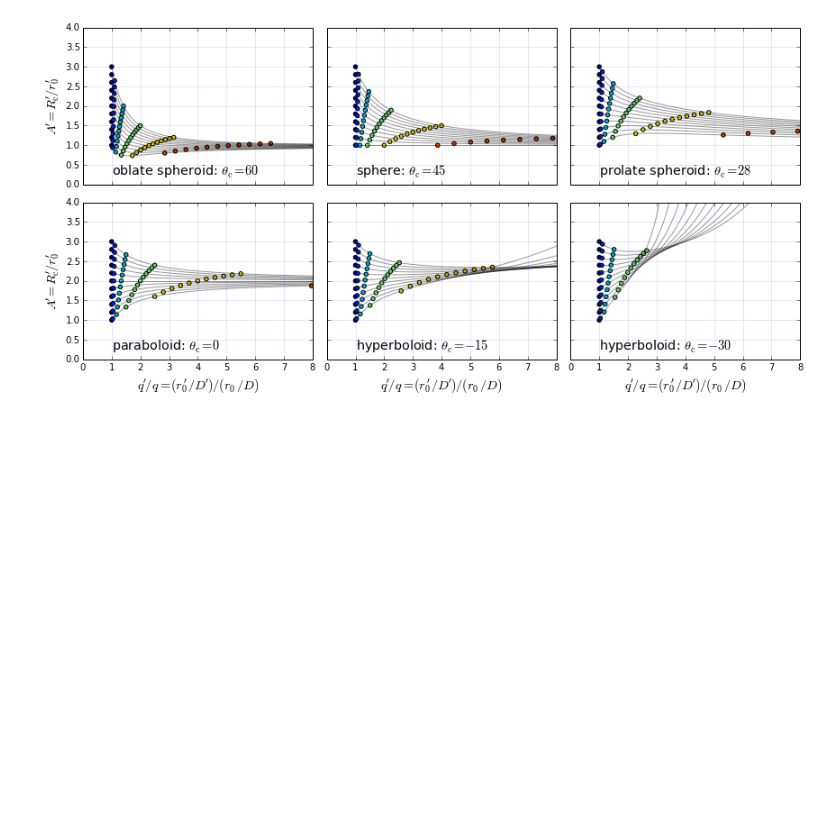
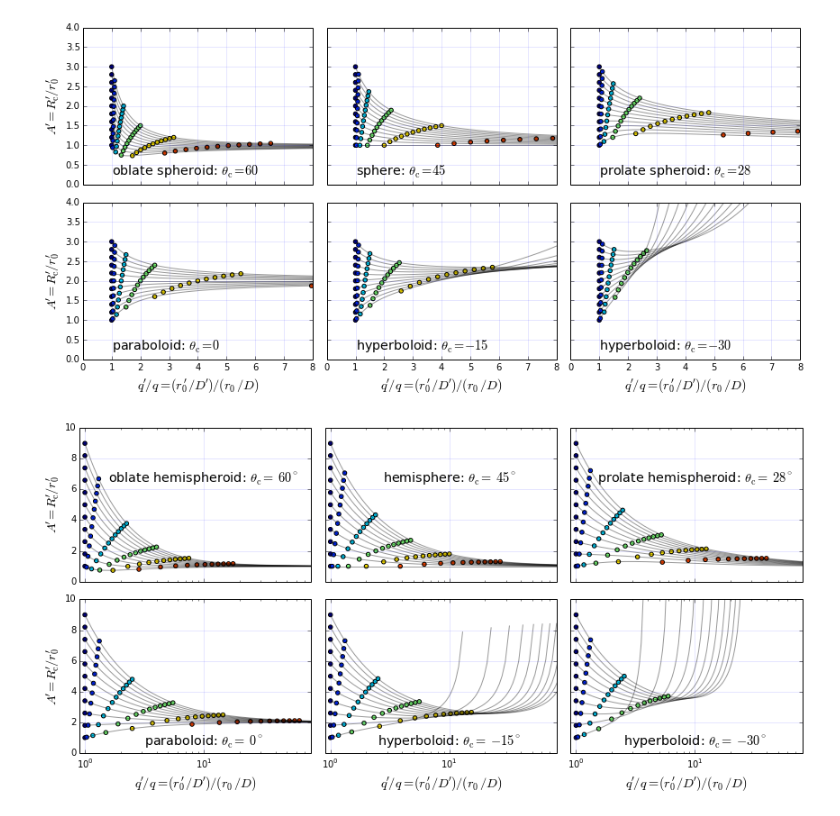
Before and after one commit to will-henney/bowshock-shape, a Jupyter notebook: Ellipse projection.ipynb, the cells around one changed output. Cells and saved outputs as stored; diff of their text form; code cells hidden in the pictures; blank space fills up the shorter version.

Commit message:
New versions of conic shape graph
* Extend to larger values of intrinsic A
* Make x-axis (q'/q) be logarithmic for easier comparison with the
  observations

```diff
--- a/Ellipse projection.ipynb
+++ b/Ellipse projection.ipynb
@@ -137,3 +137,41 @@ fig.savefig("projected-shapes-ellipse.pdf")
 [figure]
 # %%
 grid?
+# %%
+fig, axes = subplots(2, 3, sharex=True, sharey=True)
+thetac_list = [60.0, 45.0, 28.0, 0.1, -15.0, -30.0]
+desc_list = ["oblate hemispheroid", "hemisphere", "prolate hemispheroid",
+                "paraboloid", "hyperboloid", "hyperboloid"]
+for thetac, ax, desc in zip(thetac_list, axes.ravel(), desc_list):
+    Alist = np.linspace(1.0, 9.0, 11)
+    incs = np.array([0.0, 15.0, 30.0, 45.0, 60.0, 75.0])
+    incrange = np.linspace(0.0, 90.0, 500)
+    label = desc + r': $\theta_{{\mathrm{{c}}}} =\,{}^\circ$'.format(int(thetac))
+    ytext = 6.5 if 'spher' in desc else 0.5
+    ax.text(10.0, ytext,
+            label,
+            fontsize='x-large', ha='center'
+            )
+    for A in Alist:
+        c = conproj_utils.Conic(A=A, th_conic=thetac)
+        x = c.g(incrange)
+        y = c.Aprime(incrange)
+        ax.plot(x, y, '-k', alpha=0.4)
+        x = c.g(incs)
+        y = c.Aprime(incs)
+        ax.scatter(x, y, c=incs, vmin=0.0, vmax=90.0)
+        ax.grid(color='b', ls='-', alpha=0.2)
+axes[0,0].set_xlim(0.9, 80.0)
+axes[0,0].set_ylim(0.0, 10.0)
+for ax in axes[-1,:]:
+    ax.set_xlabel(r"$q'/q = (r_0' / D') / (r_0 / D)$", fontsize='x-large')
+for ax in axes[:,0]:
+    ax.set_ylabel(r"$A' = R_{\mathrm{c}}' / r_0'$", fontsize='x-large')
+for ax in axes.ravel():
+    ax.set_xscale('log')
+#legend(ncol=3)
+fig.set_size_inches(12, 6)
+fig.tight_layout()
+fig.savefig("projected-shapes-conic-extend.pdf")
+# %% [output]
+[figure, added]
```
Also changed, not shown: 2 other files.
